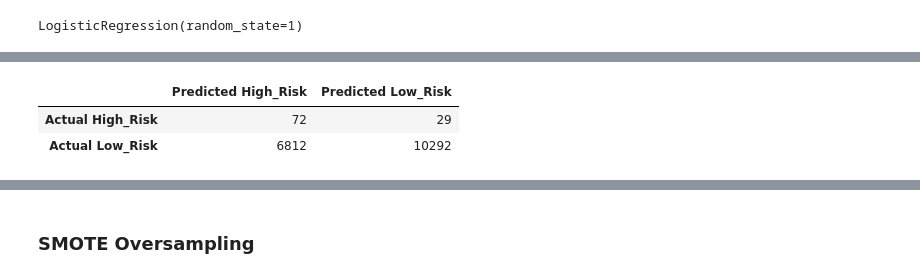
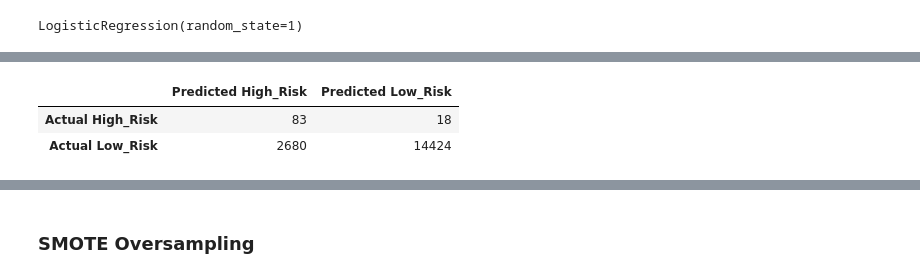
Before and after one commit to Cthompsonlbi/Credit_Risk_Analysis, a Jupyter notebook: Notebook/credit_risk_resampling.ipynb, the cells around one changed output, grey strips where cells are left out. Drawn from its saved outputs; the diff is of its cells as text; code cells hidden in the pictures.

```diff
--- a/Notebook/credit_risk_resampling.ipynb
+++ b/Notebook/credit_risk_resampling.ipynb
@@ -124,0 +144,4 @@ Name: loan_status, dtype: int64
+# %%
+# fit and transfor data
+X_scaled=data_scaled.fit_transform(X)
+X_scaled[:1]
@@ -125,3 +168,3 @@ Name: loan_status, dtype: int64
 # %%
-from sklearn.model_selection import train_test_split
-X_train, X_test, y_train, y_test = train_test_split(X, y, random_state=1)
+#Test and Train of the dataset
+X_train, X_test, y_train, y_test = train_test_split(X_scaled, y, random_state=1)
@@ -132,3 +181,7 @@ print(Counter(y_test))
 # %% [output]
 Counter({'low_risk': 51366, 'high_risk': 246})
 Counter({'low_risk': 17104, 'high_risk': 101})
+# %%
+#Logistic Regression for reference
+classifier = LogisticRegression(solver = 'lbfgs', random_state=1)
+classifier
@@ -134,0 +190,3 @@ Counter({'low_risk': 17104, 'high_risk': 101})
+# %%
+#fit our model with our data
+classifier.fit(X_train, y_train)
@@ -179,14 +292,13 @@ balanced_accuracy_score(y_test, y_pred)
 # %%
 # Display the confusion matrix
-from sklearn.metrics import confusion_matrix
-cm = confusion_matrix(y_test, y_pred)
+cm = confusion_matrix(y_test, y_pred, labels=model.classes_)
 cm_df = pd.DataFrame(
     cm, index=["Actual High_Risk", "Actual Low_Risk"], columns=["Predicted High_Risk", "Predicted Low_Risk"])
 
 cm_df
 # %% [output]
 |  | Predicted High_Risk | Predicted Low_Risk |
-| Actual High_Risk | 72 | 29 |
-| Actual Low_Risk | 6812 | 10292 |
+| Actual High_Risk | 83 | 18 |
+| Actual Low_Risk | 2680 | 14424 |
 # %%
 # Print the imbalanced classification report
```
Also changed, not shown: parts of 49 cells of this notebook.
